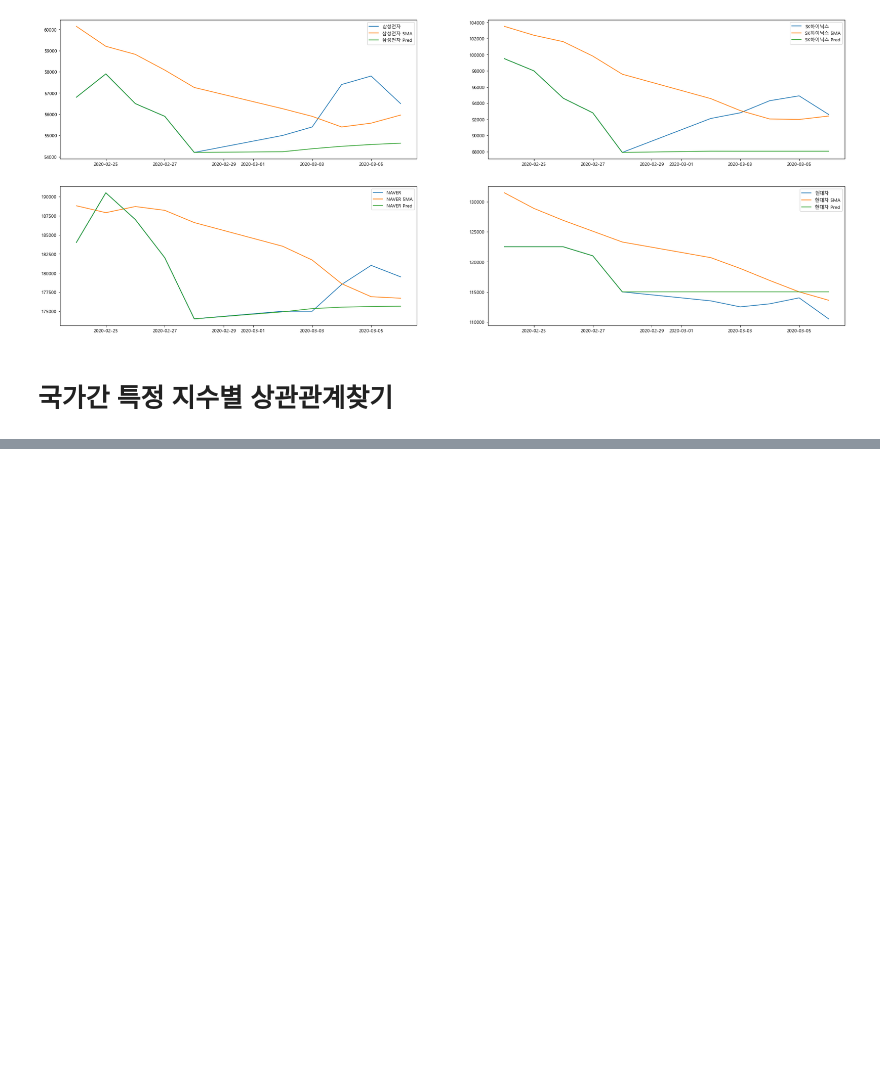
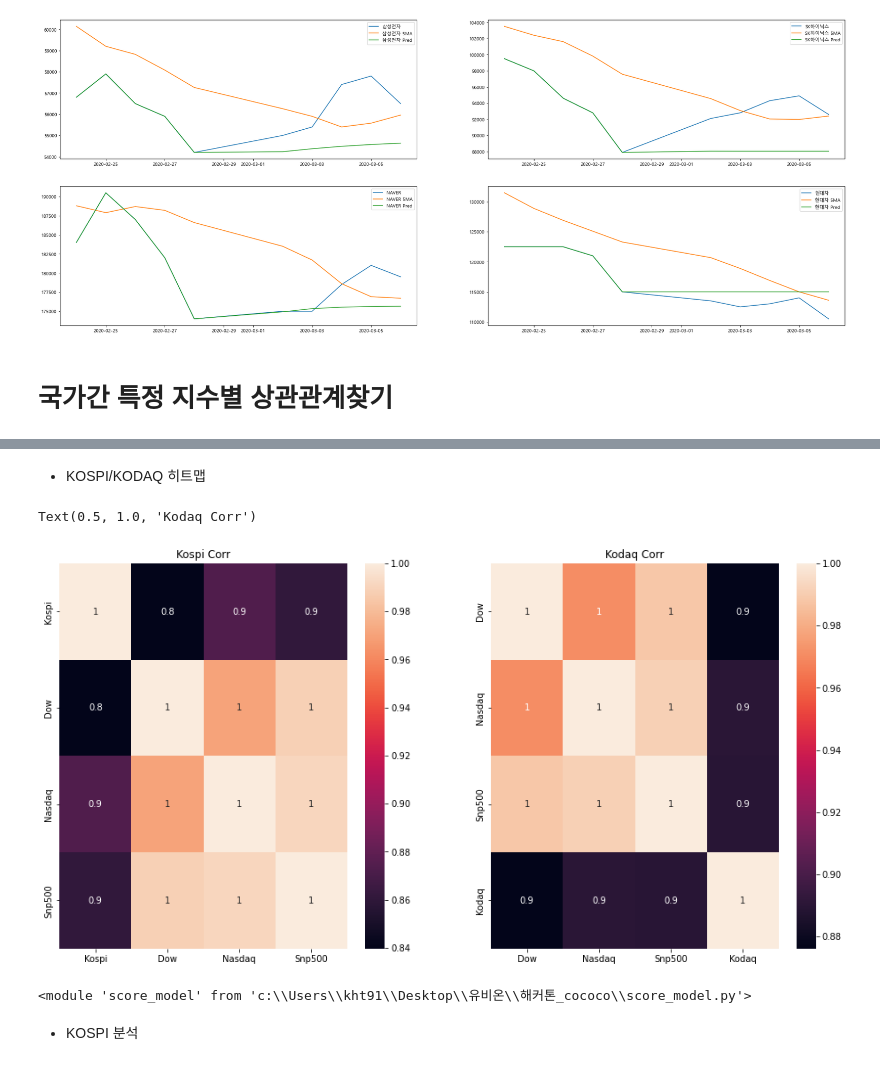
Before and after one commit to aprogod/hackarthon, a Jupyter notebook: dacon_arima.ipynb, the cells around one changed output, grey strips where cells are left out. Cells and saved outputs as stored; diff of their text form; code cells hidden in the pictures; blank space fills up the shorter version.

```diff
--- a/dacon_arima.ipynb
+++ b/dacon_arima.ipynb
@@ -339,0 +347,29 @@ from sklearn.model_selection import train_test_split
+# %% [markdown]
+* KOSPI/KODAQ 히트맵
+# %%
+# Kospi 와 Kodaq 각각의 Dow, Nasdaq, Snp500 와의 상관관계 도식화
+# corr_list = []
+cor_df_Kospi = df_all.iloc[:,1:-1]
+cor_df_Kodaq = df_all.iloc[:,2:len(df_all.columns)]
+corr_Kospi = cor_df_Kospi.corr()
+corr_kodaq = cor_df_Kodaq.corr()
+
+plt.figure(figsize=(16,8),facecolor='w')
+plt.subplot(1,2,1)
+sns.heatmap(corr_Kospi, annot=True, fmt='.1g')
+plt.title('Kospi Corr')
+plt.subplot(1,2,2)
+sns.heatmap(corr_kodaq, annot=True, fmt='.1g')
+plt.title('Kodaq Corr')
+# %% [output]
+Text(0.5, 1.0, 'Kodaq Corr')
+[figure, added]
+# %%
+# 회귀 모델과 스코어링 모델 import 하기
+import reg_model
+import score_model
+from imp import reload
+reload(reg_model)
+reload(score_model)
+# %% [output]
+<module 'score_model' from 'c:\\Users\\kht91\\Desktop\\유비온\\해커톤_cococo\\score_model.py'>
@@ -340 +380,3 @@ from sklearn.model_selection import train_test_split
+# %% [markdown]
+* KOSPI 분석
 # %%
```
Also changed, not shown: parts of 14 cells of this notebook.
